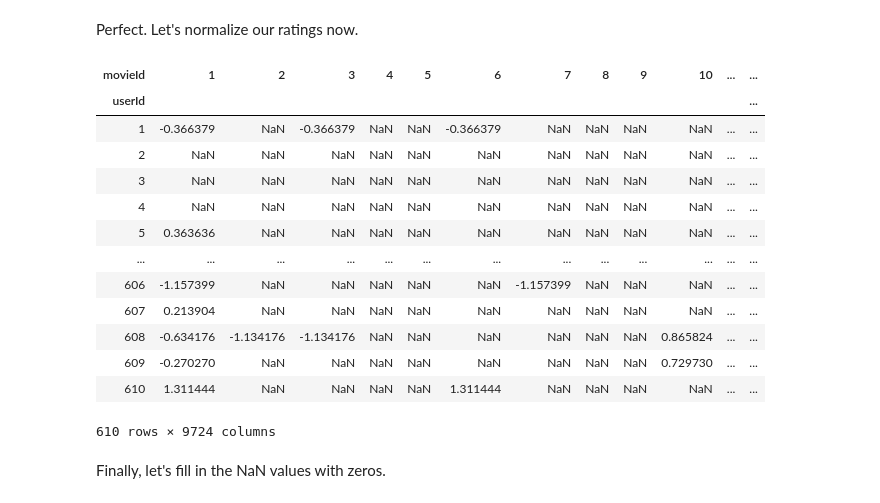
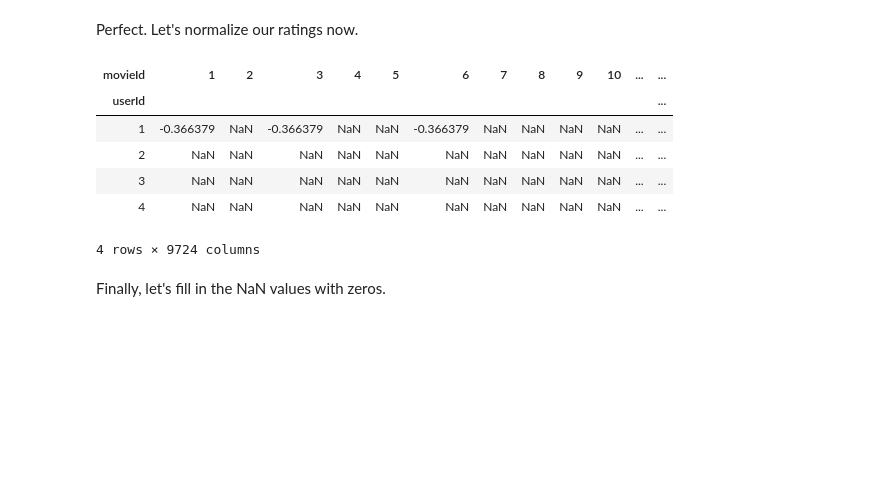
Before and after one commit to MihailoJoksimovic/master-thesis, a Jupyter notebook: SVD.ipynb, the cells around one changed output. Saved outputs shown, nothing was run; the diff lists cells and outputs as text; code cells hidden in the pictures; blank space fills up the shorter version.

```diff
--- a/SVD.ipynb
+++ b/SVD.ipynb
@@ -66,22 +66,15 @@ Length: 610, dtype: float64
 Perfect. Let's normalize our ratings now.
 # %%
 normalized_ratings = ratings.apply(lambda x: x - users_mean_ratings[x.name], axis=1)
-normalized_ratings
+normalized_ratings[:4]
 # %% [output]
 | movieId | 1 | 2 | 3 | 4 | 5 | 6 | 7 | 8 | 9 | 10 | ... | ... |
 | userId |  |  |  |  |  |  |  |  |  |  |  | ... |
 | 1 | -0.366379 | NaN | -0.366379 | NaN | NaN | -0.366379 | NaN | NaN | NaN | NaN | ... | ... |
 | 2 | NaN | NaN | NaN | NaN | NaN | NaN | NaN | NaN | NaN | NaN | ... | ... |
 | 3 | NaN | NaN | NaN | NaN | NaN | NaN | NaN | NaN | NaN | NaN | ... | ... |
 | 4 | NaN | NaN | NaN | NaN | NaN | NaN | NaN | NaN | NaN | NaN | ... | ... |
-| 5 | 0.363636 | NaN | NaN | NaN | NaN | NaN | NaN | NaN | NaN | NaN | ... | ... |
-| ... | ... | ... | ... | ... | ... | ... | ... | ... | ... | ... | ... | ... |
-| 606 | -1.157399 | NaN | NaN | NaN | NaN | NaN | -1.157399 | NaN | NaN | NaN | ... | ... |
-| 607 | 0.213904 | NaN | NaN | NaN | NaN | NaN | NaN | NaN | NaN | NaN | ... | ... |
-| 608 | -0.634176 | -1.134176 | -1.134176 | NaN | NaN | NaN | NaN | NaN | NaN | 0.865824 | ... | ... |
-| 609 | -0.270270 | NaN | NaN | NaN | NaN | NaN | NaN | NaN | NaN | 0.729730 | ... | ... |
-| 610 | 1.311444 | NaN | NaN | NaN | NaN | 1.311444 | NaN | NaN | NaN | NaN | ... | ... |
-610 rows × 9724 columns
+4 rows × 9724 columns
 # %% [markdown]
 Finally, let's fill in the NaN values with zeros.
 # %%
```
Also changed, not shown: parts of 13 cells of this notebook, 2 other files.
